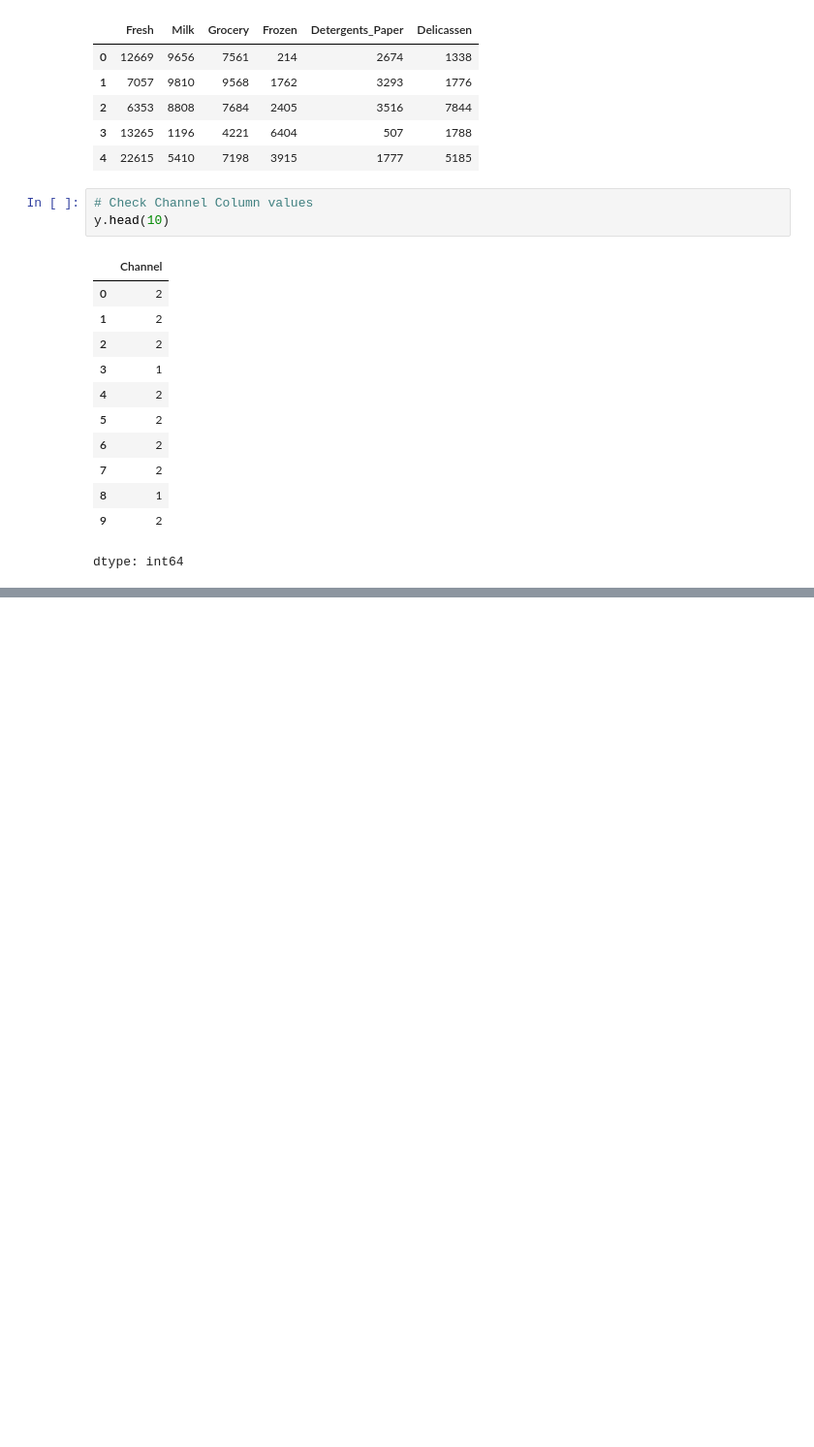
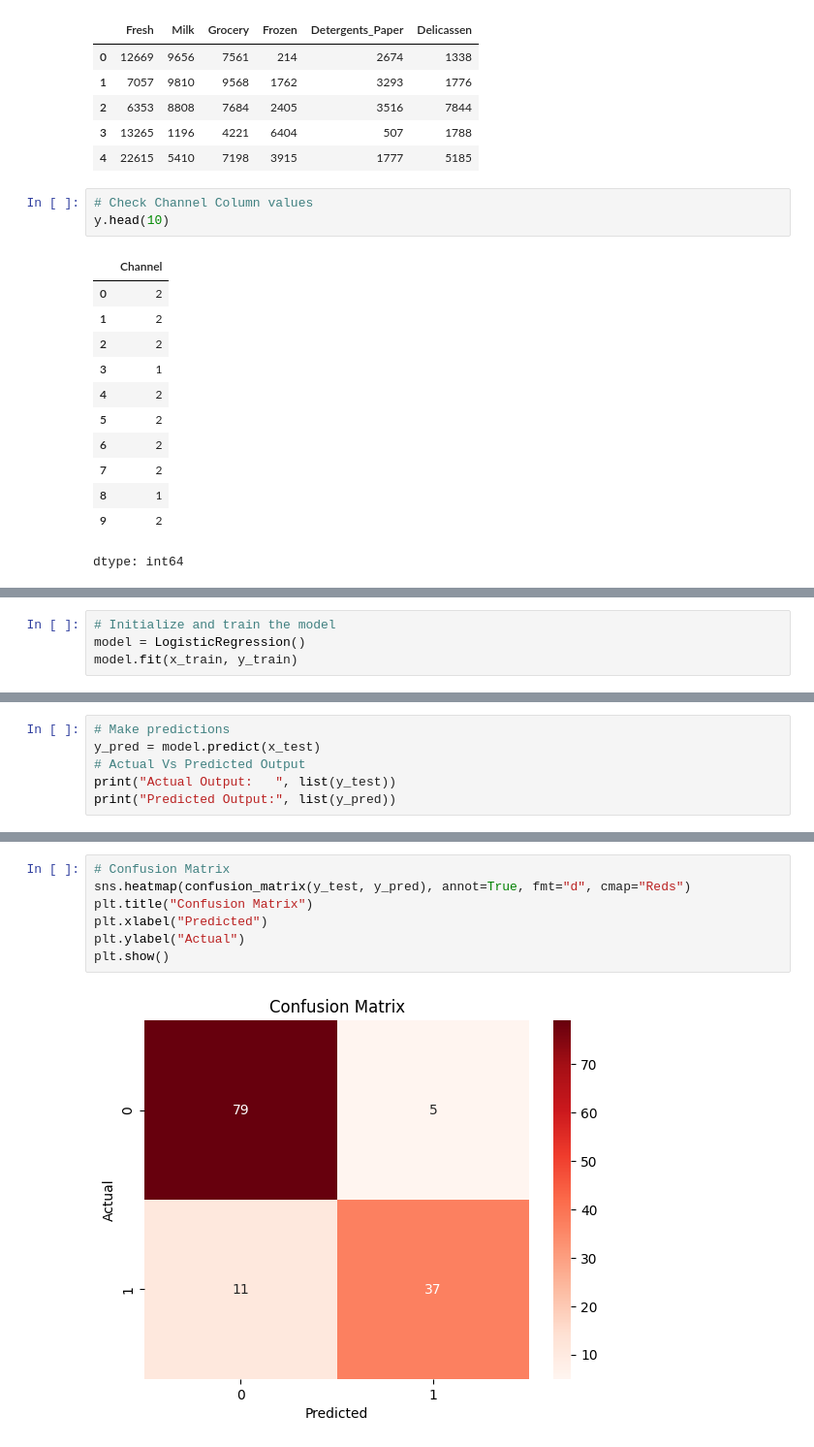
Before and after one commit to SobiaNoorAI/Wholesale-Customer-Segmentation-and-Spending-Behavior-Analysis-By-ML, a Jupyter notebook: Logistic_Regression_Wholesale_Customers.ipynb, the cells around one changed output, grey strips where cells are left out. Shown: that part at 97% size. Saved outputs shown, nothing was run; the diff lists cells and outputs as text; blank space fills up the shorter version.

Commit message:
Train and Evaluate model

```diff
--- a/Logistic_Regression_Wholesale_Customers.ipynb
+++ b/Logistic_Regression_Wholesale_Customers.ipynb
@@ -296,0 +177,4 @@ dtype: int64
+# %%
+# Initialize and train the model
+model = LogisticRegression()
+model.fit(x_train, y_train)
@@ -296,0 +185,6 @@ dtype: int64
+# %%
+# Make predictions
+y_pred = model.predict(x_test)
+# Actual Vs Predicted Output
+print("Actual Output:   ", list(y_test))
+print("Predicted Output:", list(y_pred))
@@ -296,0 +212,9 @@ dtype: int64
+# %%
+# Confusion Matrix
+sns.heatmap(confusion_matrix(y_test, y_pred), annot=True, fmt="d", cmap="Reds")
+plt.title("Confusion Matrix")
+plt.xlabel("Predicted")
+plt.ylabel("Actual")
+plt.show()
+# %% [output]
+[figure, added]
```
Also changed, not shown: parts of 21 cells of this notebook.
